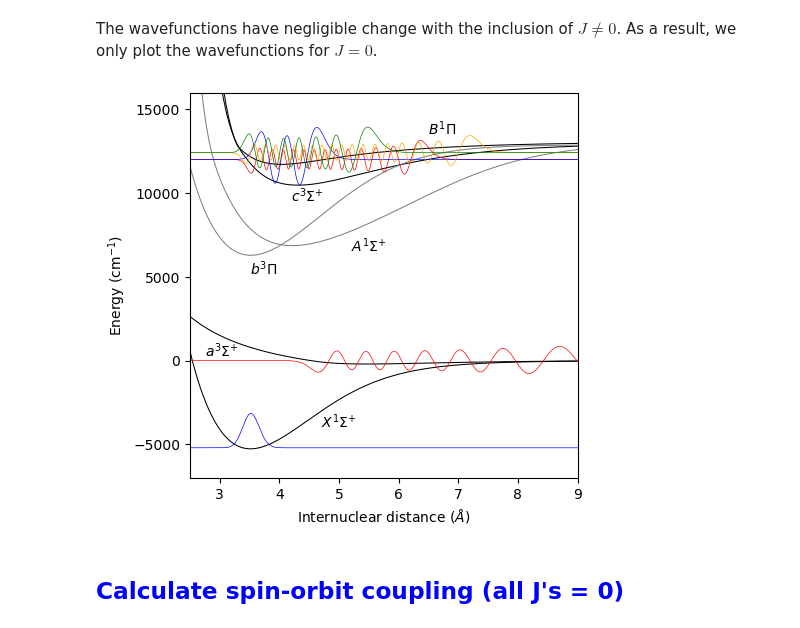
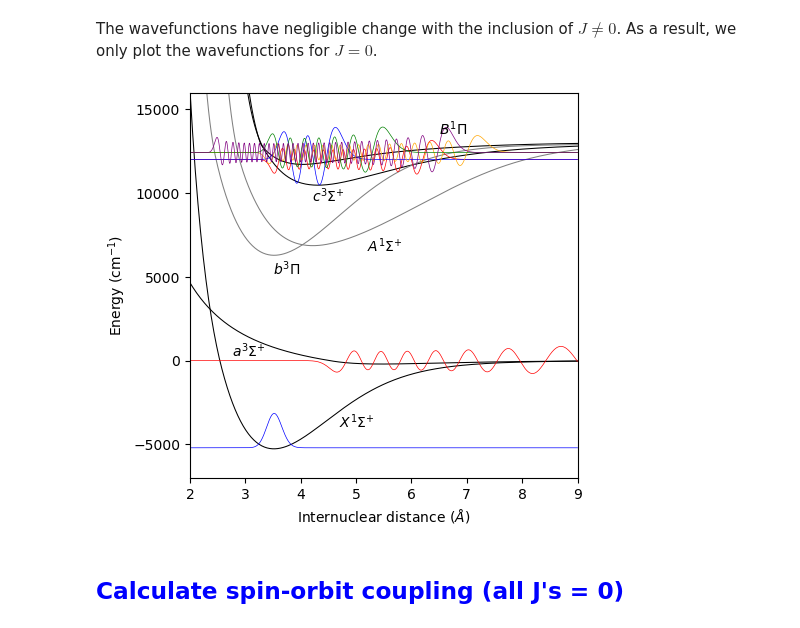
Before and after one commit to huanium/huanium, a Jupyter notebook: MIT_PhD/AMO_Calculator/AMO_Calculator.ipynb, the cells around one changed output. Saved outputs shown, nothing was run; the diff lists cells and outputs as text; code cells hidden in the pictures.

```diff
--- a/MIT_PhD/AMO_Calculator/AMO_Calculator.ipynb
+++ b/MIT_PhD/AMO_Calculator/AMO_Calculator.ipynb
@@ -184,7 +184,7 @@ U_Ferber = np.array([1991.62, 1956.61, 1920.44, 1883.09, 1844.60, 1804.95, 1764.
 # b3Pi potential
 # data source: https://doi.org/10.1063/1.481149
 Te_b3Pi = 11562.18
-v_max_b3Pi = 68
+v_max_b3Pi = 63
 Y_Na39K_b3Pi = np.zeros((8,3))
 Y_Na39K_b3Pi[1][0] = 120.371380
 Y_Na39K_b3Pi[2][0] = -0.332024
@@ -1618,8 +1618,8 @@ def Vr_b3Pi(r, j=0, mass_scaled = True):
     # take some small r's for fitting the short-range part and some large r's for fitting the long-range part
     # first we sort, then get the short-range and long-range data:
     sort_data = np.argsort(r_b3Pi_data)
-    r_short_range = r_b3Pi_data[sort_data][0:9]
-    U_RKR_short_range = Vr_b3Pi_data[sort_data][0:9]
+    r_short_range = r_b3Pi_data[sort_data][0:8]
+    U_RKR_short_range = Vr_b3Pi_data[sort_data][0:8]
     r_long_range = r_b3Pi_data[sort_data][-12:]
     U_RKR_long_range  = Vr_b3Pi_data[sort_data][-12:]
 
@@ -1824,11 +1820,11 @@ def generate_NaK_potential_df(r, mass_scaled, j=0, centrifugal_explicit = False,
 
     return df
 # %%
-# generate NaK potential dfs for J = 0, 1, 2
+# generate NaK potential dfs for J = 0, 1
 # since the c3SigmaPlus potential is generated via Ferber data for j=0, the centrifugal term is explicitly added for J != 0
 rmin = 2.0
 rmax = 50.0
-rpoints = 100000
+rpoints = 200000
 r = np.linspace(rmin, rmax, rpoints)
 mass_scaled = True
 
@@ -1838,7 +1834,7 @@ a3SigmaPlus_J_0_df = generate_NaK_potential_df(r=r, mass_scaled=mass_scaled, j=0
 c3SigmaPlus_J_0_df = generate_NaK_potential_df(r=r, mass_scaled=mass_scaled, j=0, centrifugal_explicit = True, potential_name='c3SigmaPlus')
 B1Pi_J_0_df        = generate_NaK_potential_df(r=r, mass_scaled=mass_scaled, j=0, centrifugal_explicit = False, potential_name='B1Pi')
 A1SigmaPlus_J_0_df = generate_NaK_potential_df(r=r, mass_scaled=mass_scaled, j=0, centrifugal_explicit = False, potential_name='A1SigmaPlus')
-b3Pi_J_0_df        = generate_NaK_potential_df(r=r, mass_scaled=mass_scaled, j=0, centrifugal_explicit = False, potential_name='b3Pi')
+b3Pi_J_0_df        = generate_NaK_potential_df(r=r, mass_scaled=mass_scaled, j=0, centrifugal_explicit = False, potential_name='b3Pi', v_extension=3)
 
 # J = 1
 X1SigmaPlus_J_1_df = generate_NaK_potential_df(r=r, mass_scaled=mass_scaled, j=1, centrifugal_explicit = False, potential_name='X1SigmaPlus')
@@ -1846,15 +1842,7 @@ a3SigmaPlus_J_1_df = generate_NaK_potential_df(r=r, mass_scaled=mass_scaled, j=1
 c3SigmaPlus_J_1_df = generate_NaK_potential_df(r=r, mass_scaled=mass_scaled, j=1, centrifugal_explicit = True, potential_name='c3SigmaPlus')
 B1Pi_J_1_df        = generate_NaK_potential_df(r=r, mass_scaled=mass_scaled, j=1, centrifugal_explicit = False, potential_name='B1Pi')
 A1SigmaPlus_J_1_df = generate_NaK_potential_df(r=r, mass_scaled=mass_scaled, j=1, centrifugal_explicit = False, potential_name='A1SigmaPlus')
-b3Pi_J_1_df        = generate_NaK_potential_df(r=r, mass_scaled=mass_scaled, j=1, centrifugal_explicit = False, potential_name='b3Pi')
-
-# J = 2
-X1SigmaPlus_J_2_df = generate_NaK_potential_df(r=r, mass_scaled=mass_scaled, j=2, centrifugal_explicit = False, potential_name='X1SigmaPlus')
-a3SigmaPlus_J_2_df = generate_NaK_potential_df(r=r, mass_scaled=mass_scaled, j=2, centrifugal_explicit = False, potential_name='a3SigmaPlus')
-c3SigmaPlus_J_2_df = generate_NaK_potential_df(r=r, mass_scaled=mass_scaled, j=2, centrifugal_explicit = True, potential_name='c3SigmaPlus')
-B1Pi_J_2_df        = generate_NaK_potential_df(r=r, mass_scaled=mass_scaled, j=2, centrifugal_explicit = False, potential_name='B1Pi')
-A1SigmaPlus_J_2_df = generate_NaK_potential_df(r=r, mass_scaled=mass_scaled, j=2, centrifugal_explicit = False, potential_name='A1SigmaPlus')
-b3Pi_J_2_df        = generate_NaK_potential_df(r=r, mass_scaled=mass_scaled, j=2, centrifugal_explicit = False, potential_name='b3Pi')
+b3Pi_J_1_df        = generate_NaK_potential_df(r=r, mass_scaled=mass_scaled, j=1, centrifugal_explicit = False, potential_name='b3Pi', v_extension=3)
 # %%
 # Compare (v,J)=(0,0) and (v,J)=(0,1) of X1SP:
 print('Energy difference (GHz):')
@@ -1953,6 +1941,7 @@ v_c3SP = 25       # should be 25 according to Martin's calc based on spec data
 v_B1Pi = 4        # should be 4 according to Martin's calc based on spec data
 v_c3SP_new = 35
 v_B1Pi_new = 12
+v_b3Pi_new = 66
 
 # initialize figures
 fig, ax = plt.subplots(figsize=(5,5))
@@ -1965,35 +1954,37 @@ ax.plot(r[::100], c3SigmaPlus_J_0_df['potential'][0][::100],'k',linewidth=0.75)
 ax.plot(r[::100], b3Pi_J_0_df['potential'][0][::100],       '0.5',linewidth=0.75)
 ax.plot(r[::100], A1SigmaPlus_J_0_df['potential'][0][::100],'0.5',linewidth=0.75)
 
 # label potentials
 ax.annotate('$X^{1}\Sigma^{+}$', xy = (4.7,  -4000), xytext = (4.7,  -4000))
 ax.annotate('$a^{3}\Sigma^{+}$', xy = (2.75  , 250), xytext = (2.75  , 250))
 ax.annotate('$c^{3}\Sigma^{+}$', xy = (4.2,   9500), xytext = (4.2,   9500))
 ax.annotate('$B^{1}\Pi$',        xy = (6.5,  13500), xytext = (6.5,  13500))
 ax.annotate('$b^{3}\Pi$',        xy = (3.5,   5100), xytext = (3.5,   5100))
 ax.annotate('$A^{1}\Sigma^{+}$', xy = (5.2,   6500), xytext = (5.2,   6500))
 
 # scale and plot relevant wavefunctions:
 scale_X1SP = max(X1SigmaPlus_J_0_df['wfn_NC'][v_X1SP])*500
 ax.plot(r,scale_X1SP*X1SigmaPlus_J_0_df['wfn_NC'][v_X1SP]+X1SigmaPlus_J_0_df['En_NC'][v_X1SP], 'blue',linewidth=0.5)
 scale_a3SP = max(a3SigmaPlus_J_0_df['wfn_NC'][v_a3SP])*20000
 ax.plot(r,scale_a3SP*a3SigmaPlus_J_0_df['wfn_NC'][v_a3SP]+a3SigmaPlus_J_0_df['En_NC'][v_a3SP], 'red',linewidth=0.5)
 scale_c3SP = max(c3SigmaPlus_J_0_df['wfn_NC'][v_c3SP])*800
 ax.plot(r,scale_c3SP*c3SigmaPlus_J_0_df['wfn_NC'][v_c3SP]+c3SigmaPlus_J_0_df['En_NC'][v_c3SP], 'red',linewidth=0.5)
 scale_B1Pi = max(B1Pi_J_0_df['wfn_NC'][v_B1Pi])*1000
 ax.plot(r,scale_B1Pi*B1Pi_J_0_df['wfn_NC'][v_B1Pi]+B1Pi_J_0_df['En_NC'][v_B1Pi], 'blue',linewidth=0.5)
 scale_c3SP_new = max(c3SigmaPlus_J_0_df['wfn_NC'][v_c3SP_new])*800
 ax.plot(r,scale_c3SP_new*c3SigmaPlus_J_0_df['wfn_NC'][v_c3SP_new]+c3SigmaPlus_J_0_df['En_NC'][v_c3SP_new], 'orange',linewidth=0.5)
 scale_B1Pi_new = max(B1Pi_J_0_df['wfn_NC'][v_B1Pi_new])*1000
 ax.plot(r,scale_B1Pi_new*B1Pi_J_0_df['wfn_NC'][v_B1Pi_new]+B1Pi_J_0_df['En_NC'][v_B1Pi_new], 'green',linewidth=0.5)
+scale_b3Pi_new = max(b3Pi_J_0_df['wfn_NC'][v_b3Pi_new])*1000
+ax.plot(r,scale_b3Pi_new*b3Pi_J_0_df['wfn_NC'][v_b3Pi_new]+b3Pi_J_0_df['En_NC'][v_b3Pi_new], 'purple',linewidth=0.5)
 
-plt.xlim([2.5, 9])
+plt.xlim([2.0, 9])
 plt.ylim([-7000, 16000])
 plt.xlabel('Internuclear distance ($\AA$)')
 plt.ylabel('Energy (cm$^{-1}$)')
 plt.show()
 # %% [output]
-[figure, old version]
+[figure, new version]
 # %% [markdown]
 ## <font size=4, color='blue'>Calculate spin-orbit coupling (all J's = 0)</font>
 # %% [markdown]
```
Also changed, not shown: parts of 13 cells of this notebook, 11 other files.
